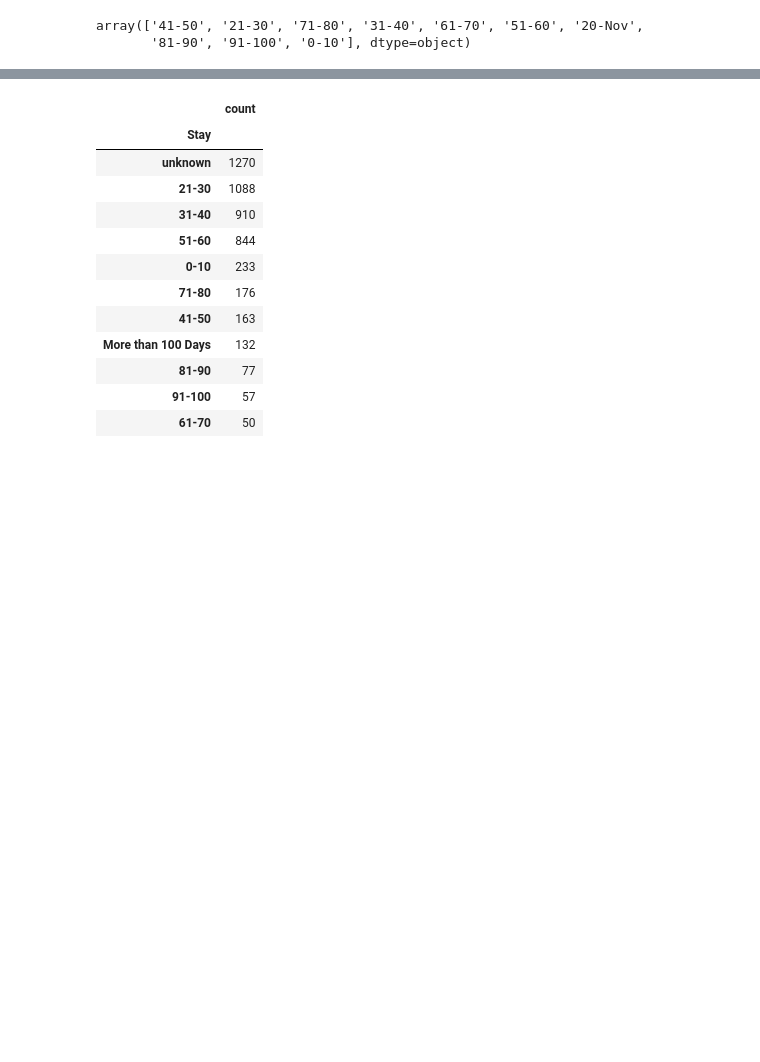
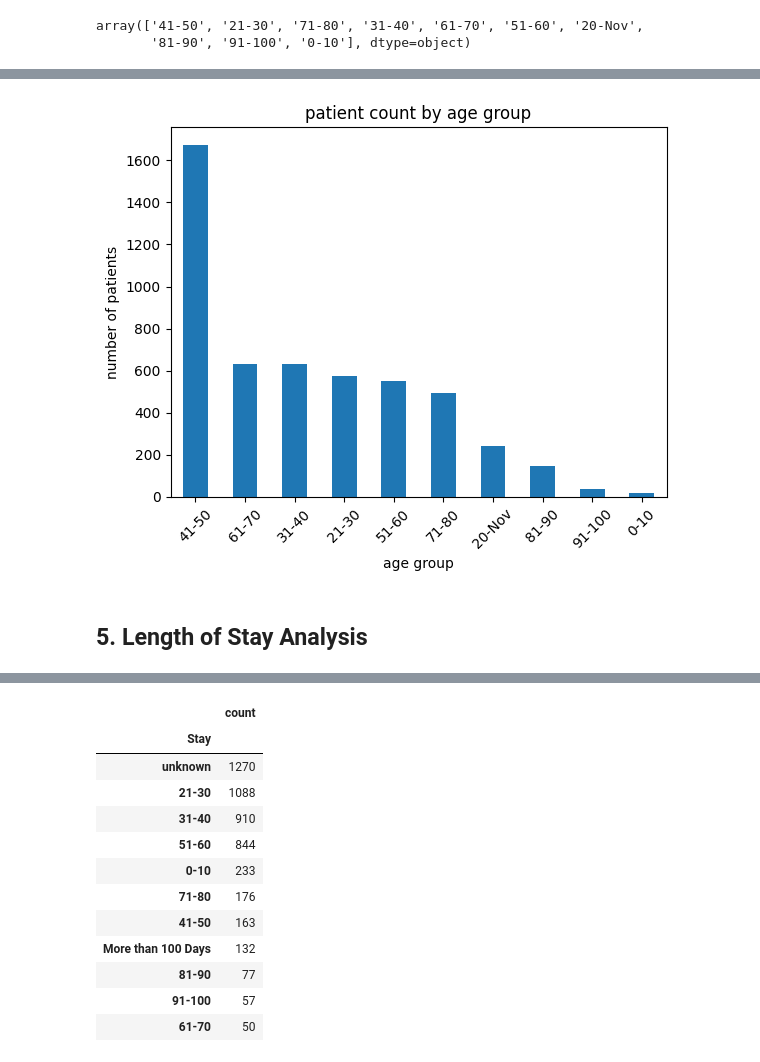
Before and after one commit to sushmapraveenabandi-afk/health-care-patient-analysis, a Jupyter notebook: healthcare_data_analysis.ipynb, the cells around one changed output, grey strips where cells are left out. Cells and saved outputs as stored; diff of their text form; code cells hidden in the pictures; blank space fills up the shorter version.

```diff
--- a/healthcare_data_analysis.ipynb
+++ b/healthcare_data_analysis.ipynb
@@ -165,3 +190,15 @@ df["Age"].value_counts(dropna=False)
 | 91-100 | 37 |
 | 0-10 | 20 |
 dtype: int64
+# %%
+df["Age"].value_counts().plot(kind="bar")
+plt.title("patient count by age group")
+plt.xlabel("age group")
+plt.ylabel("number of patients")
+plt.savefig("patient_count_by_age.png")
+plt.xticks(rotation=45)
+plt.show()
+# %% [output]
+[figure, added]
+# %% [markdown]
+ ## 5. Length of Stay Analysis
```
Also changed, not shown: parts of 43 cells of this notebook.
